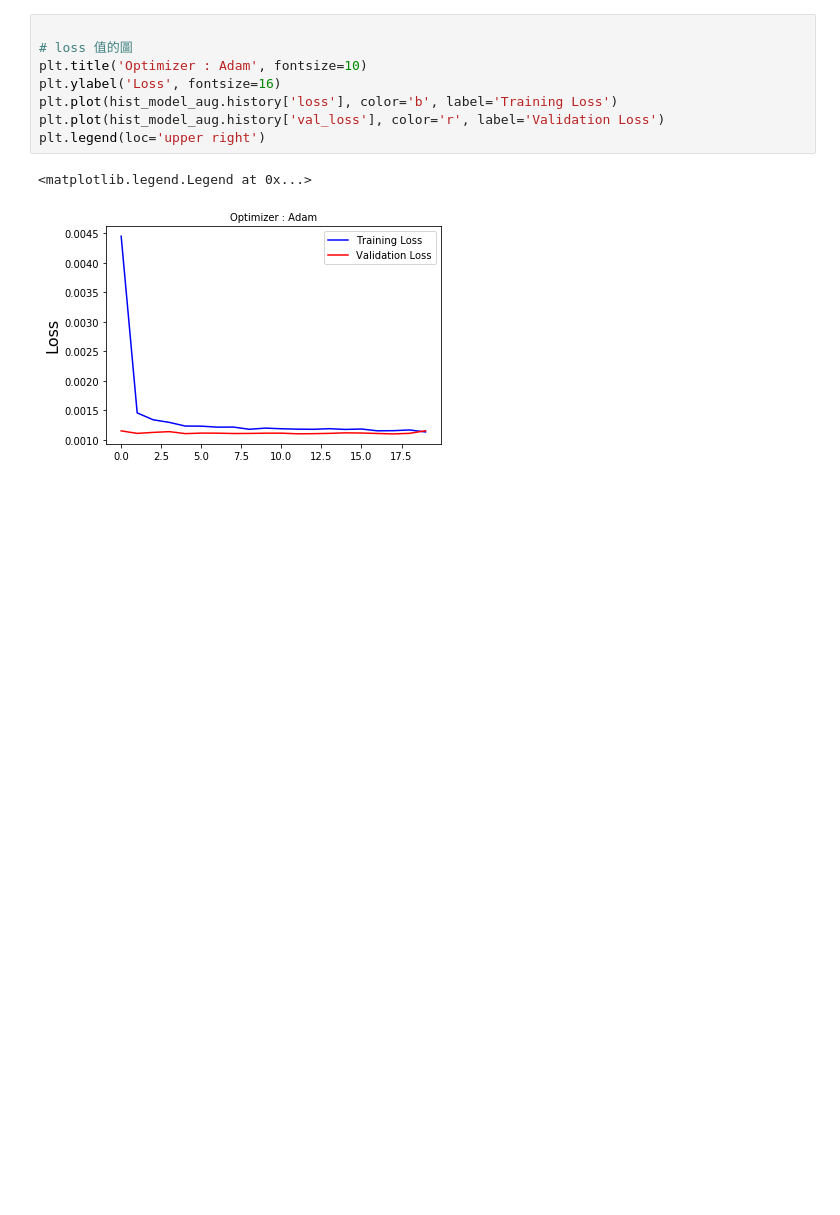
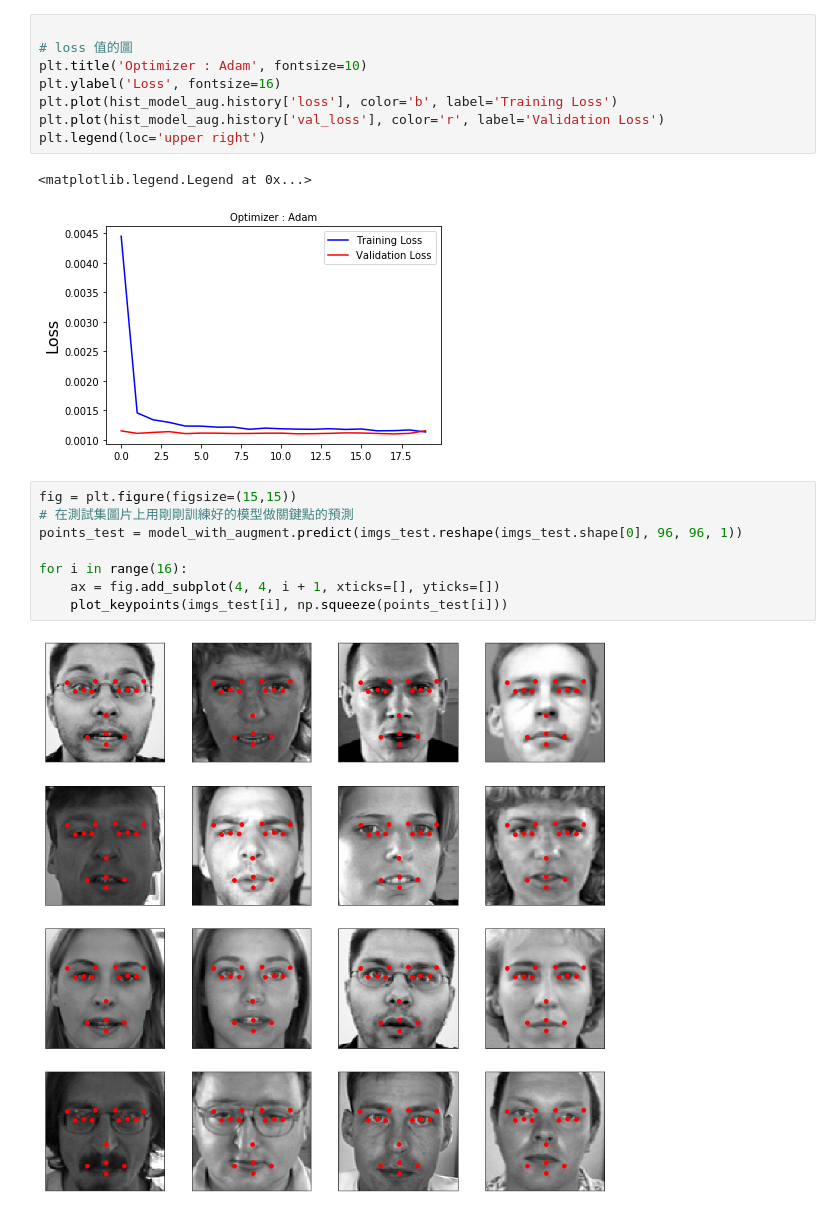
Before and after one commit to powpi2000/-1st-DL-CVMarathon, a Jupyter notebook: Day44_train_facial_keypoint_HW.ipynb, the cells around one changed output. Cells and saved outputs as stored; diff of their text form; blank space fills up the shorter version.

```diff
--- a/Day44_train_facial_keypoint_HW.ipynb
+++ b/Day44_train_facial_keypoint_HW.ipynb
@@ -258,3 +258,13 @@ plt.legend(loc='upper right')
 # %% [output]
 <matplotlib.legend.Legend at 0x...>
 [figure]
+# %%
+fig = plt.figure(figsize=(15,15))
+# 在測試集圖片上用剛剛訓練好的模型做關鍵點的預測
+points_test = model_with_augment.predict(imgs_test.reshape(imgs_test.shape[0], 96, 96, 1))
+
+for i in range(16):
+    ax = fig.add_subplot(4, 4, i + 1, xticks=[], yticks=[])
+    plot_keypoints(imgs_test[i], np.squeeze(points_test[i]))
+# %% [output]
+[figure, added]
```
